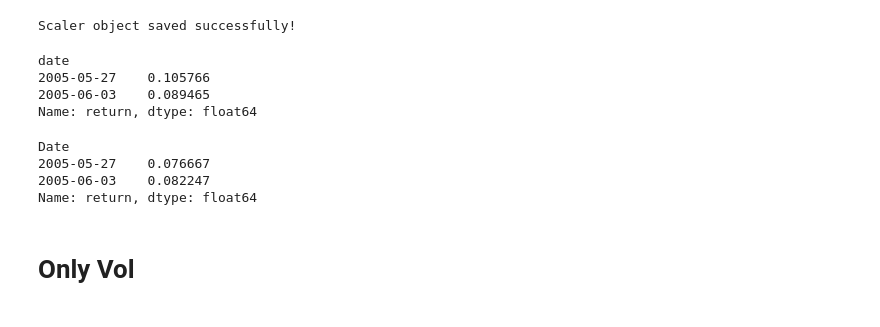
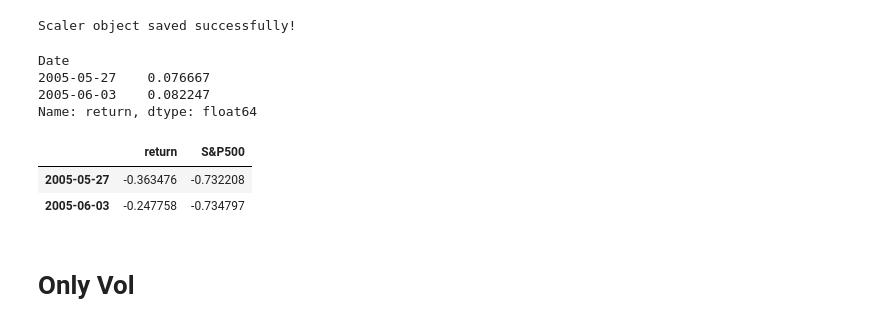
Before and after one commit to kimjuhwan1234/Volatility_Forecasting, a Jupyter notebook: preprocessing.ipynb, the cells around one changed output. Saved outputs shown, nothing was run; the diff lists cells and outputs as text; code cells hidden in the pictures.

```diff
--- a/preprocessing.ipynb
+++ b/preprocessing.ipynb
@@ -769,19 +769,18 @@ Scaler object saved successfully!
 ['Database/Scaler/scaler_1_SP500.joblib']
 Scaler object saved successfully!
 # %%
-vol_list[1].loc['2005-05-21':].head(2)
+vol_list[0].loc['2005-05-21':].head(2)
 # %% [output]
-date
-2005-05-27    0.105766
-2005-06-03    0.089465
+Date
+2005-05-27    0.076667
+2005-06-03    0.082247
 Name: return, dtype: float64
 # %%
-BZ_vol.loc['2005-05-27':].head(2)
+concat_list[0].loc['2005-05-27':].head(2)
 # %% [output]
-Date
-2005-05-27    0.076667
-2005-06-03    0.082247
-Name: return, dtype: float64
+|  | return | S&P500 |
+| 2005-05-27 | -0.363476 | -0.732208 |
+| 2005-06-03 | -0.247758 | -0.734797 |
 # %% [markdown]
 # Only Vol
 # %%
```
Also changed, not shown: 9 other files.
